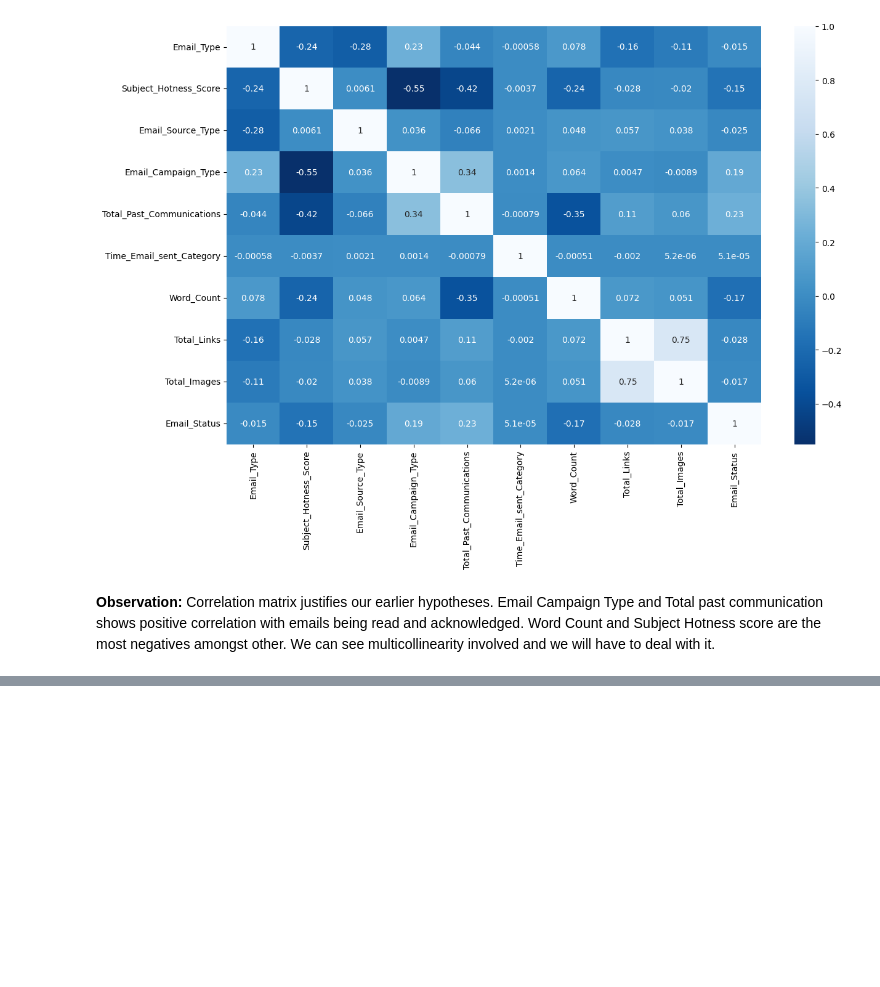
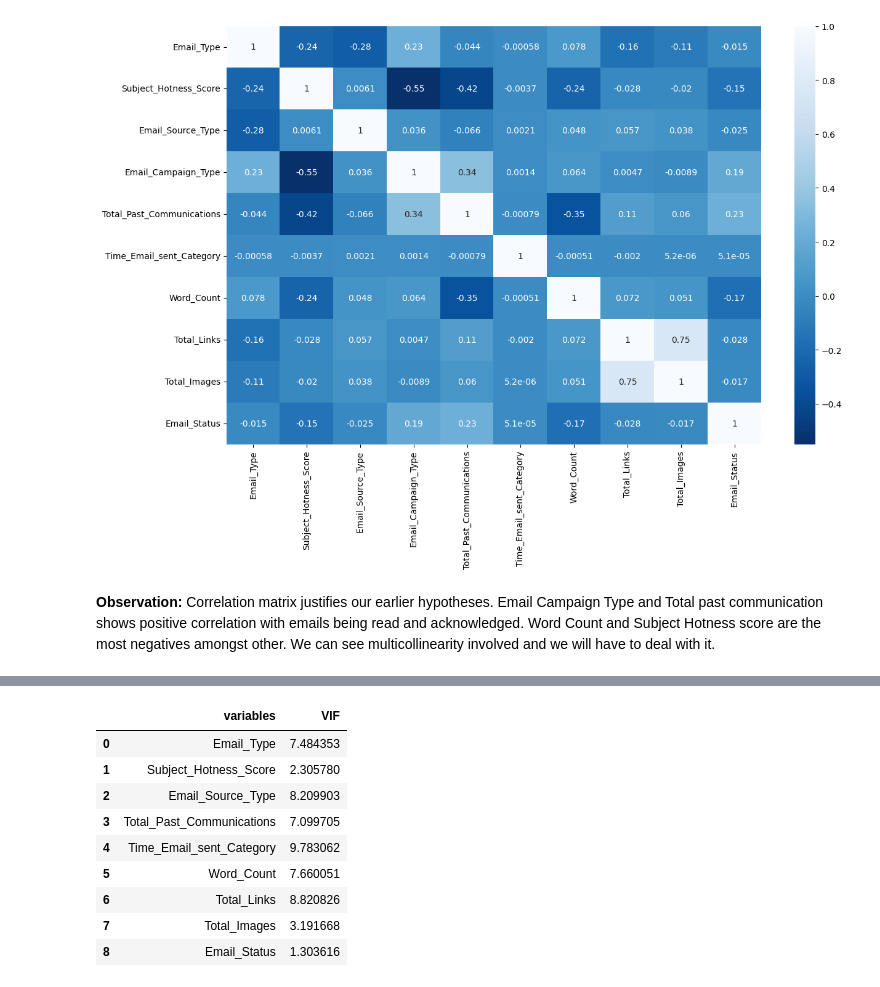
Before and after one commit to vithika-karan/Email-Campaign-Effectiveness-Prediction, a Jupyter notebook: Email_Campaign_Effectiveness_Prediction_Vithika_Karan.ipynb, the cells around one changed output, grey strips where cells are left out. Cells and saved outputs as stored; diff of their text form; code cells hidden in the pictures; blank space fills up the shorter version.

```diff
--- a/Email_Campaign_Effectiveness_Prediction_Vithika_Karan.ipynb
+++ b/Email_Campaign_Effectiveness_Prediction_Vithika_Karan.ipynb
@@ -264,0 +320,14 @@ Word Count and Subject Hotness score are the most negatives amongst other. We ca
+# %%
+vif_df = vif_calc(df) #other's VIF also got reduced
+vif_df
+# %% [output]
+|  | variables | VIF |
+| 0 | Email_Type | 7.484353 |
+| 1 | Subject_Hotness_Score | 2.305780 |
+| 2 | Email_Source_Type | 8.209903 |
+| 3 | Total_Past_Communications | 7.099705 |
+| 4 | Time_Email_sent_Category | 9.783062 |
+| 5 | Word_Count | 7.660051 |
+| 6 | Total_Links | 8.820826 |
+| 7 | Total_Images | 3.191668 |
+| 8 | Email_Status | 1.303616 |
```
Also changed, not shown: parts of 21 cells of this notebook.
